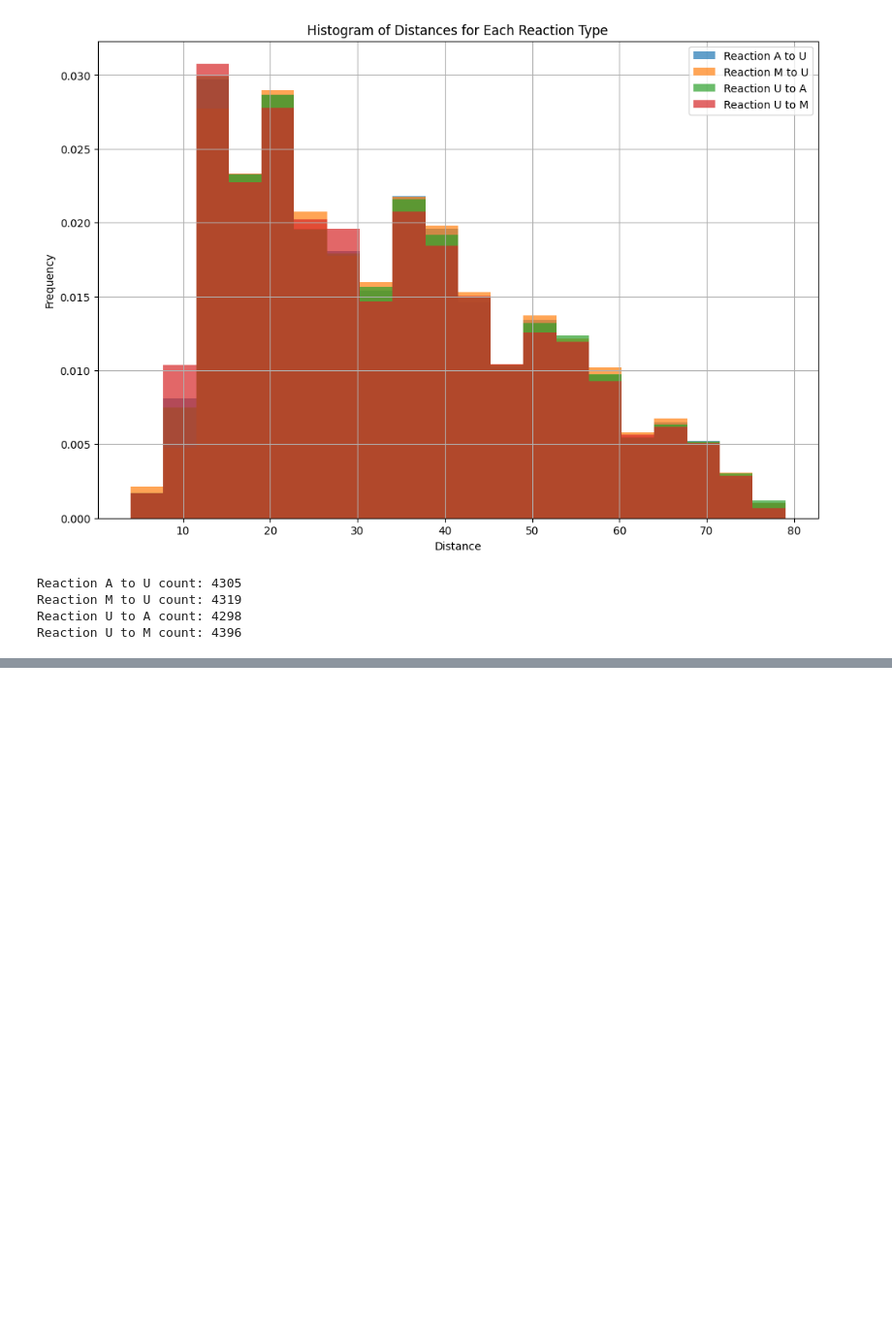
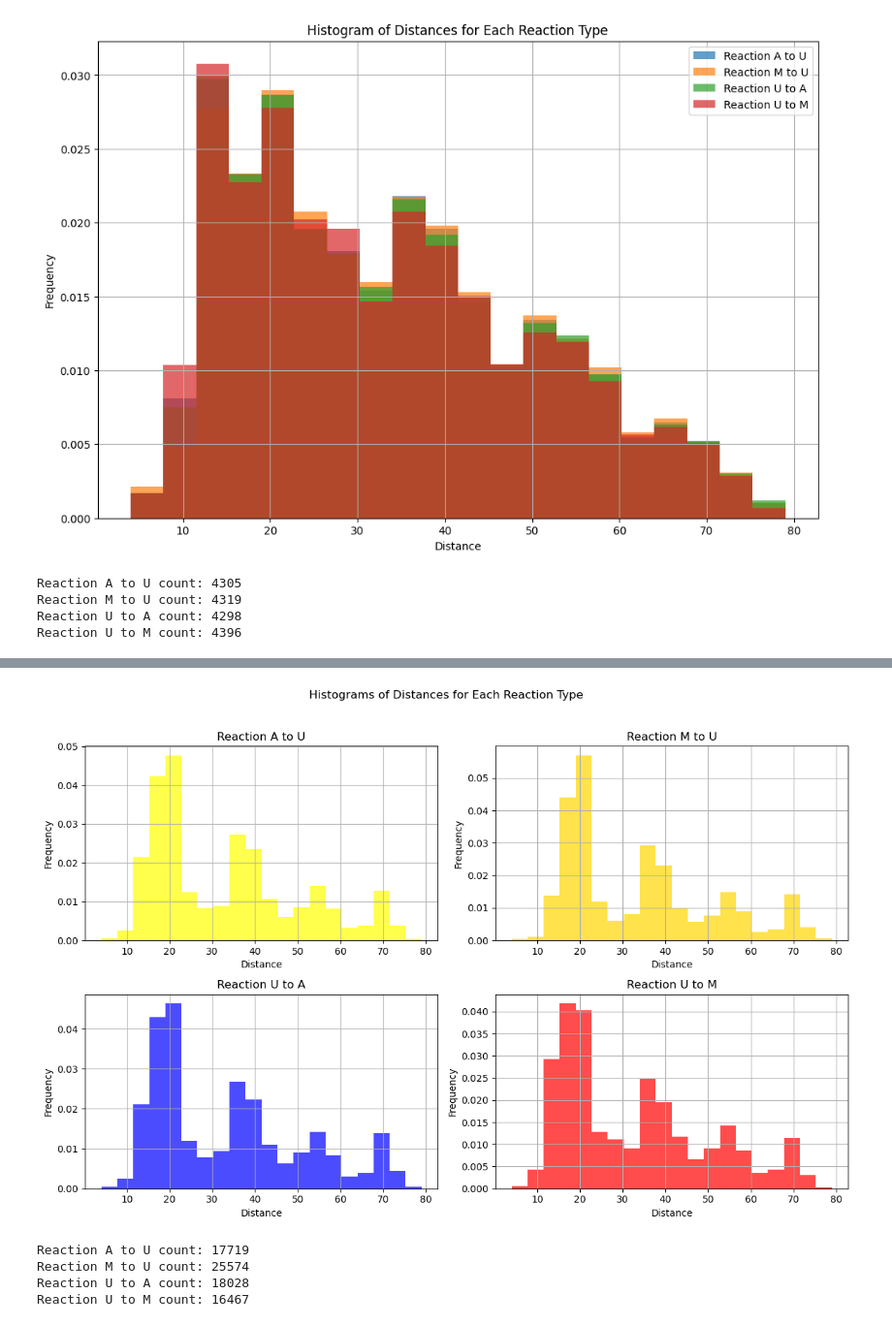
Before and after one commit to Adrien-Berard/SPombe_MatRegion_Model, a Jupyter notebook: 3DModel/Morse/DeltaKHistoneTurnover01-06/analyse_ouputfile.ipynb, the cells around one changed output, grey strips where cells are left out. Shown at 97% size. Drawn from its saved outputs; the diff is of its cells as text; code cells hidden in the pictures; blank space fills up the shorter version.

```diff
--- a/3DModel/Morse/DeltaKHistoneTurnover01-06/analyse_ouputfile.ipynb
+++ b/3DModel/Morse/DeltaKHistoneTurnover01-06/analyse_ouputfile.ipynb
@@ -337,0 +338,68 @@ Reaction U to M count: 16455
+# %%
+import re
+import matplotlib.pyplot as plt
+
+# Define the path to your log file
+log_file_path = 'output.log'
+
+# Initialize dictionaries to store counts and distances for each type of reaction
+reaction_counts = {'f1': 0, 'f2': 0, 'f3': 0, 'f4': 0}
+reaction_distances = {'f1': [], 'f2': [], 'f3': [], 'f4': []}
+
+# Define a mapping from log reaction types to our reaction types
+reaction_map = {'reacAU': 'f1', 'reacMU': 'f2', 'reacUA': 'f3', 'reacUM': 'f4'}
+
+# Define a regex pattern to match lines containing reacting atom IDs and reaction types
+pattern = re.compile(r'reacted_atom_IDs: (reac\w+) (\d+) (\d+)')
+
+# Open the log file and read its contents
+with open(log_file_path, 'r') as file:
+    lines = file.readlines()
+
+# Loop through each line and search for the pattern
+for line in lines:
+    match = pattern.search(line)
+    if match:
+        # Extract the reaction type and atom IDs
+        reaction_type = match.group(1)
+        atom_id_1 = int(match.group(2))
+        atom_id_2 = int(match.group(3))
+
+        # Calculate distance
+        distance = abs(atom_id_1 - atom_id_2)
+
+        # Get the corresponding reaction type from the map
+        reaction_key = reaction_map[reaction_type]
+
+        # Add the reaction event to the list of distances
+        reaction_distances[reaction_key].append(distance)
+
+        # Increment the count for the corresponding reaction type
+        reaction_counts[reaction_key] += 1
+
+labels = {'f1': 'Reaction A to U', 'f2': 'Reaction M to U', 'f3': 'Reaction U to A', 'f4': 'Reaction U to M'}
+colors = {'f1': 'yellow', 'f2': 'gold', 'f3': 'blue', 'f4': 'red'}
+
+# Plot histograms of distances for each reaction type in subplots
+fig, axs = plt.subplots(2, 2, figsize=(12, 8))
+fig.suptitle('Histograms of Distances for Each Reaction Type')
+
+for ax, (reaction_type, distances) in zip(axs.flatten(), reaction_distances.items()):
+    ax.hist(distances, bins=20, alpha=0.7, density=True, color=colors[reaction_type])
+    ax.set_title(labels[reaction_type])
+    ax.set_xlabel('Distance')
+    ax.set_ylabel('Frequency')
+    ax.grid(True)
+
+plt.tight_layout(rect=[0, 0, 1, 0.96])
+plt.show()
+
+# Print the counts of each reaction type
+for reaction_type, count in reaction_counts.items():
+    print(f'{labels[reaction_type]} count: {count}')
+# %% [output]
+[figure, added]
+Reaction A to U count: 17719
+Reaction M to U count: 25574
+Reaction U to A count: 18028
+Reaction U to M count: 16467
```
Also changed, not shown: parts of 1 cell of this notebook, 2 other files.
